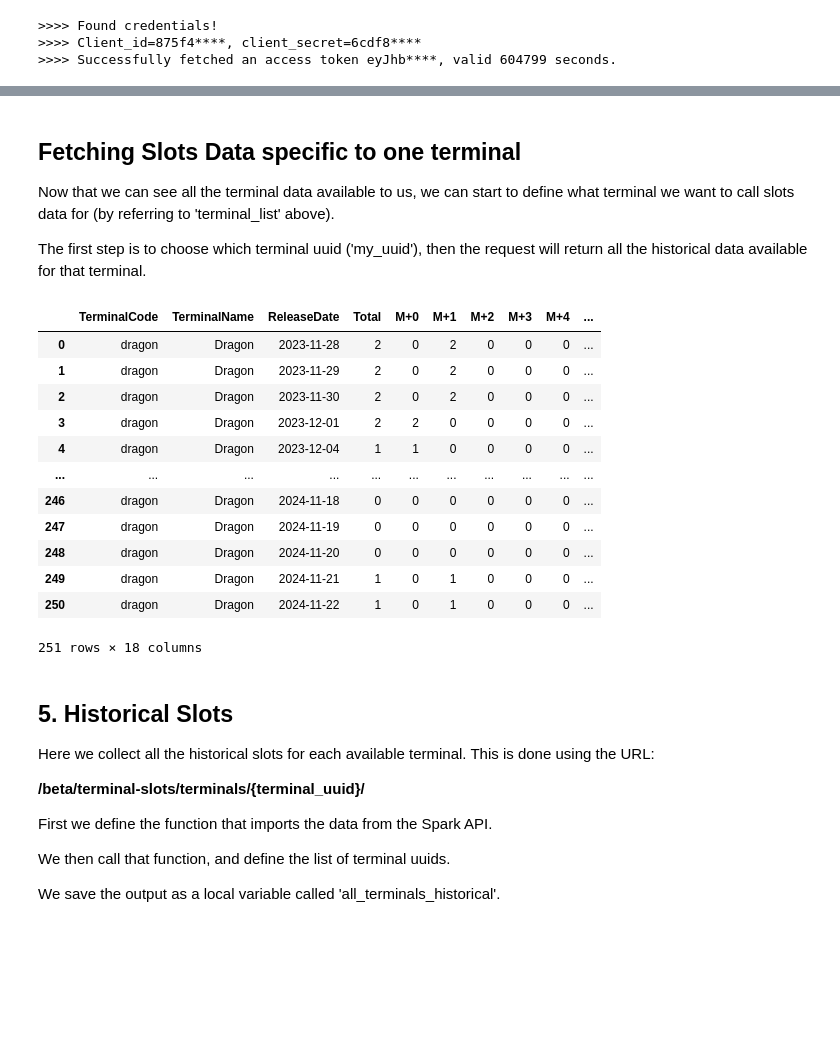
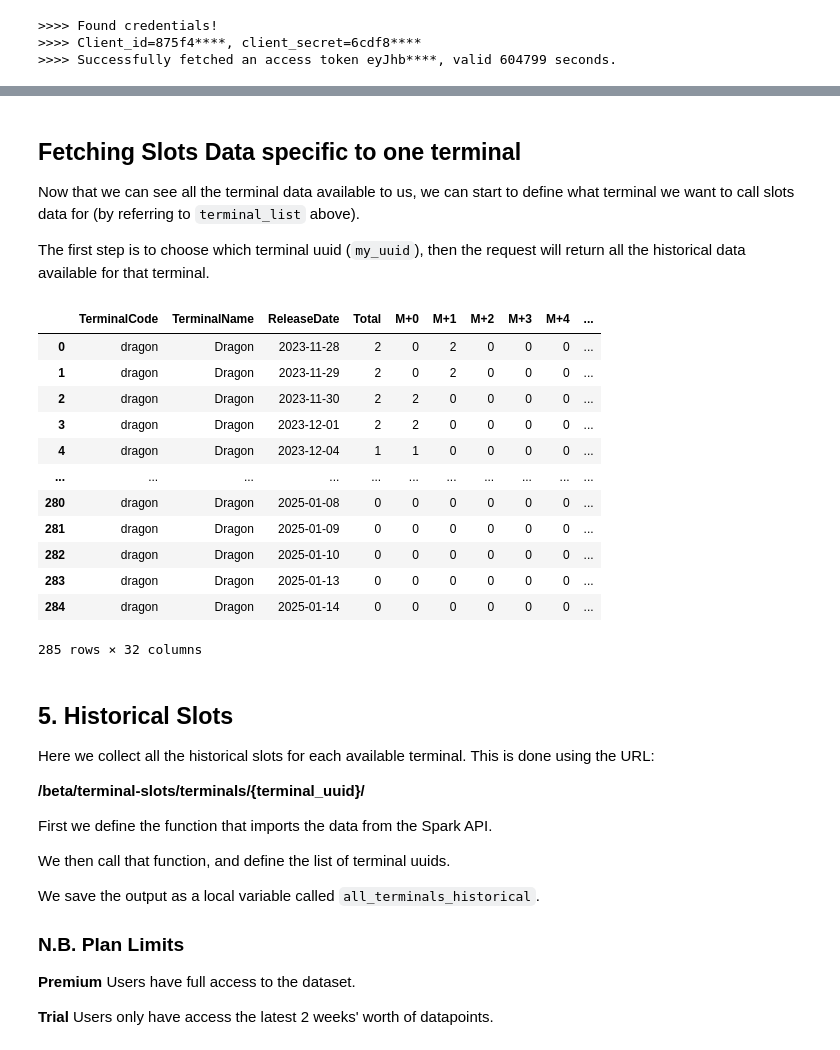
Before and after one commit to spark-commodities/api-code-samples, a Jupyter notebook: jupyter_notebooks/spark_api_slots.ipynb, the cells around one changed output, grey strips where cells are left out. Cells and saved outputs as stored; diff of their text form; code cells hidden in the pictures; blank space fills up the shorter version.

```diff
--- a/jupyter_notebooks/spark_api_slots.ipynb
+++ b/jupyter_notebooks/spark_api_slots.ipynb
@@ -280,9 +288,9 @@ terminal_list.head()
 # %% [markdown]
 ## Fetching Slots Data specific to one terminal
 
-Now that we can see all the terminal data available to us, we can start to define what terminal we want to call slots data for (by referring to 'terminal_list' above).
+Now that we can see all the terminal data available to us, we can start to define what terminal we want to call slots data for (by referring to `terminal_list` above).
 
-The first step is to choose which terminal uuid ('my_uuid'), then the request will return all the historical data available for that terminal.
+The first step is to choose which terminal uuid (`my_uuid`), then the request will return all the historical data available for that terminal.
 # %%
 # Function to collect and store historical slots for one specific terminal
 def get_individual_terminal(terminal_uuid):
@@ -305,23 +313,23 @@ def get_individual_terminal(terminal_uuid):
         return None
 # %%
 # Call individual terminal function (Dragon)
-my_uuid = terminal_list[terminal_list['name']=='Dragon']['uuid'].tolist()[0]
+my_uuid = terminal_list[terminal_list['TerminalName']=='Dragon']['TerminalUUID'].tolist()[0]
 dragon_hist_df = get_individual_terminal(my_uuid)
 dragon_hist_df
 # %% [output]
 |  | TerminalCode | TerminalName | ReleaseDate | Total | M+0 | M+1 | M+2 | M+3 | M+4 | ... |
 | 0 | dragon | Dragon | 2023-11-28 | 2 | 0 | 2 | 0 | 0 | 0 | ... |
 | 1 | dragon | Dragon | 2023-11-29 | 2 | 0 | 2 | 0 | 0 | 0 | ... |
-| 2 | dragon | Dragon | 2023-11-30 | 2 | 0 | 2 | 0 | 0 | 0 | ... |
+| 2 | dragon | Dragon | 2023-11-30 | 2 | 2 | 0 | 0 | 0 | 0 | ... |
 | 3 | dragon | Dragon | 2023-12-01 | 2 | 2 | 0 | 0 | 0 | 0 | ... |
 | 4 | dragon | Dragon | 2023-12-04 | 1 | 1 | 0 | 0 | 0 | 0 | ... |
 | ... | ... | ... | ... | ... | ... | ... | ... | ... | ... | ... |
-| 246 | dragon | Dragon | 2024-11-18 | 0 | 0 | 0 | 0 | 0 | 0 | ... |
-| 247 | dragon | Dragon | 2024-11-19 | 0 | 0 | 0 | 0 | 0 | 0 | ... |
-| 248 | dragon | Dragon | 2024-11-20 | 0 | 0 | 0 | 0 | 0 | 0 | ... |
-| 249 | dragon | Dragon | 2024-11-21 | 1 | 0 | 1 | 0 | 0 | 0 | ... |
-| 250 | dragon | Dragon | 2024-11-22 | 1 | 0 | 1 | 0 | 0 | 0 | ... |
+| 280 | dragon | Dragon | 2025-01-08 | 0 | 0 | 0 | 0 | 0 | 0 | ... |
+| 281 | dragon | Dragon | 2025-01-09 | 0 | 0 | 0 | 0 | 0 | 0 | ... |
+| 282 | dragon | Dragon | 2025-01-10 | 0 | 0 | 0 | 0 | 0 | 0 | ... |
+| 283 | dragon | Dragon | 2025-01-13 | 0 | 0 | 0 | 0 | 0 | 0 | ... |
+| 284 | dragon | Dragon | 2025-01-14 | 0 | 0 | 0 | 0 | 0 | 0 | ... |
-251 rows × 18 columns
+285 rows × 32 columns
 # %% [markdown]
 ## 5. Historical Slots
 
@@ -334,7 +342,13 @@ First we define the function that imports the data from the Spark API.
 We then call that function, and define the list of terminal uuids.
 
 
-We save the output as a local variable called 'all_terminals_historical'.
+We save the output as a local variable called `all_terminals_historical`.
+
+### N.B. Plan Limits
+
+__Premium__ Users have full access to the dataset.
+
+__Trial__ Users only have access the latest 2 weeks' worth of datapoints.
 # %%
 # Function to collect and store each terminal's historical slots data
 def get_all_terminal_data(terminal_list):
```
Also changed, not shown: parts of 12 cells of this notebook, 4 other files.
